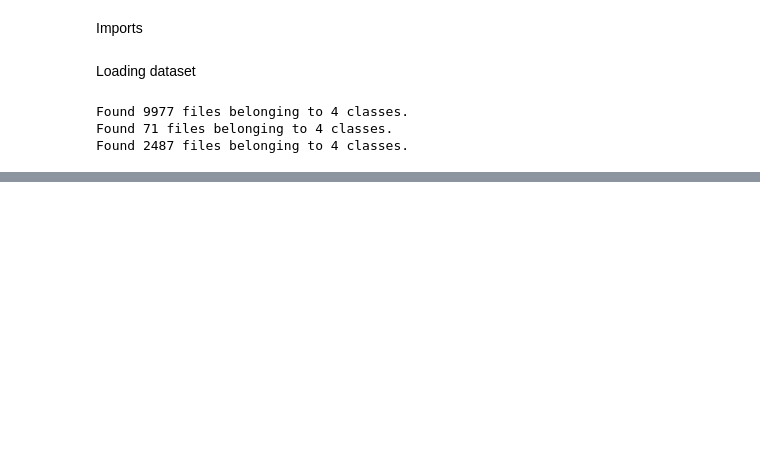
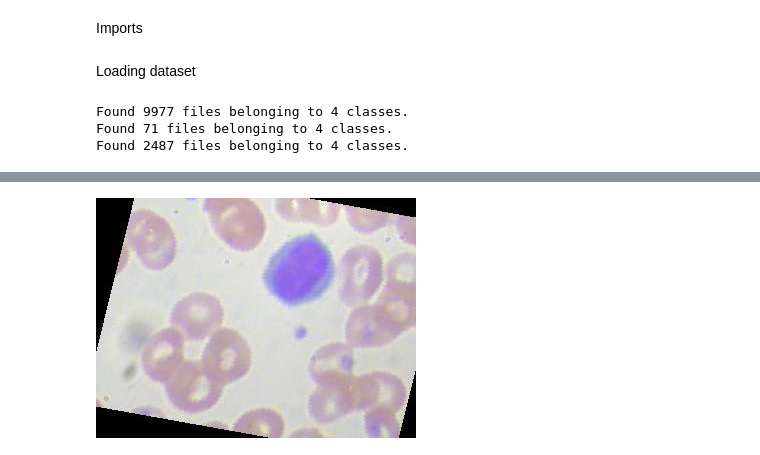
Before and after one commit to BlackCurrantDS/Data-Mining, a Jupyter notebook: Blood_Cell_Detection.ipynb, the cells around one changed output, grey strips where cells are left out. Saved outputs shown, nothing was run; the diff lists cells and outputs as text; code cells hidden in the pictures; blank space fills up the shorter version.

```diff
--- a/Blood_Cell_Detection.ipynb
+++ b/Blood_Cell_Detection.ipynb
@@ -43,0 +62,7 @@ Found 2487 files belonging to 4 classes.
+# %%
+#randomly selecting a sample from LYMPHOCYTE
+image_lymp = '/content/drive/MyDrive/Blood Cell classification/dataset2-master/dataset2-master/images/TRAIN/LYMPHOCYTE/_0_204.jpeg'
+get_image_lymp= PIL.Image.open(image_lymp)
+get_image_lymp
+# %% [output]
+[figure, added]
```
Also changed, not shown: parts of 6 cells of this notebook.
